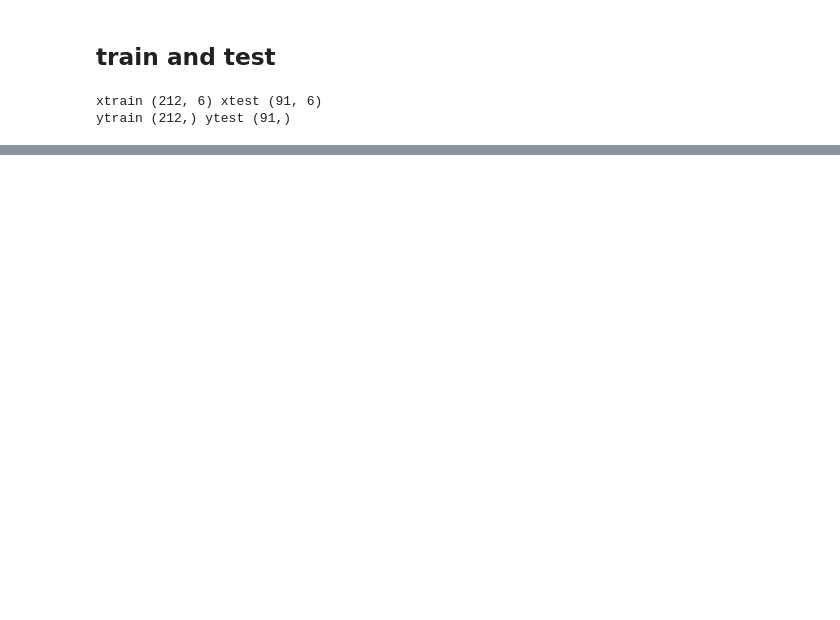
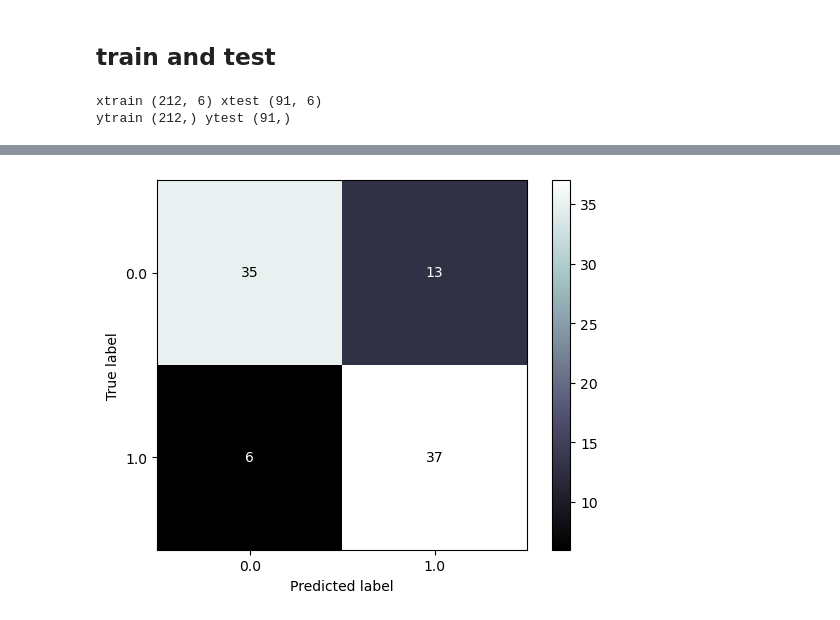
Before and after one commit to giraljv/Heart-attack-data, a Jupyter notebook: hear.ipynb, the cells around one changed output, grey strips where cells are left out. Saved outputs shown, nothing was run; the diff lists cells and outputs as text; code cells hidden in the pictures; blank space fills up the shorter version.

```diff
--- a/hear.ipynb
+++ b/hear.ipynb
@@ -173,7 +212,7 @@ y = df['output']
 # %% [markdown]
 ## train and test
 # %%
-x_train,x_test,y_train,y_test = train_test_split(x,y,shuffle=True,test_size=0.3)
+x_train,x_test,y_train,y_test = train_test_split(x,y,test_size=0.3)
 # %%
 print('xtrain',x_train.shape,'xtest',x_test.shape)
 print('ytrain',y_train.shape,'ytest',y_test.shape)
@@ -187,3 +223,0 @@ scaler = MinMaxScaler()
-# %%
-scaler.fit_transform(x_train)
-scaler.transform(x_test)
@@ -207,0 +224,3 @@ array([[0.41935484, 0.        , 0.4351145 , 0.        , 0.        ,
+# %%
+model = LogisticRegression()
+model.fit(x_train,y_train)
@@ -207,0 +231,3 @@ array([[0.41935484, 0.        , 0.4351145 , 0.        , 0.        ,
+# %%
+prediction = model.predict(x_test)
+print(metrics.accuracy_score(y_test,prediction))
@@ -207,0 +247,7 @@ array([[0.41935484, 0.        , 0.4351145 , 0.        , 0.        ,
+# %%
+cm = confusion_matrix(y_test,prediction,labels=model.classes_)
+disp = ConfusionMatrixDisplay(confusion_matrix=cm,display_labels=model.classes_)
+disp.plot(cmap='bone')
+plt.show()
+# %% [output]
+[figure, added]
```
Also changed, not shown: parts of 18 cells of this notebook.
